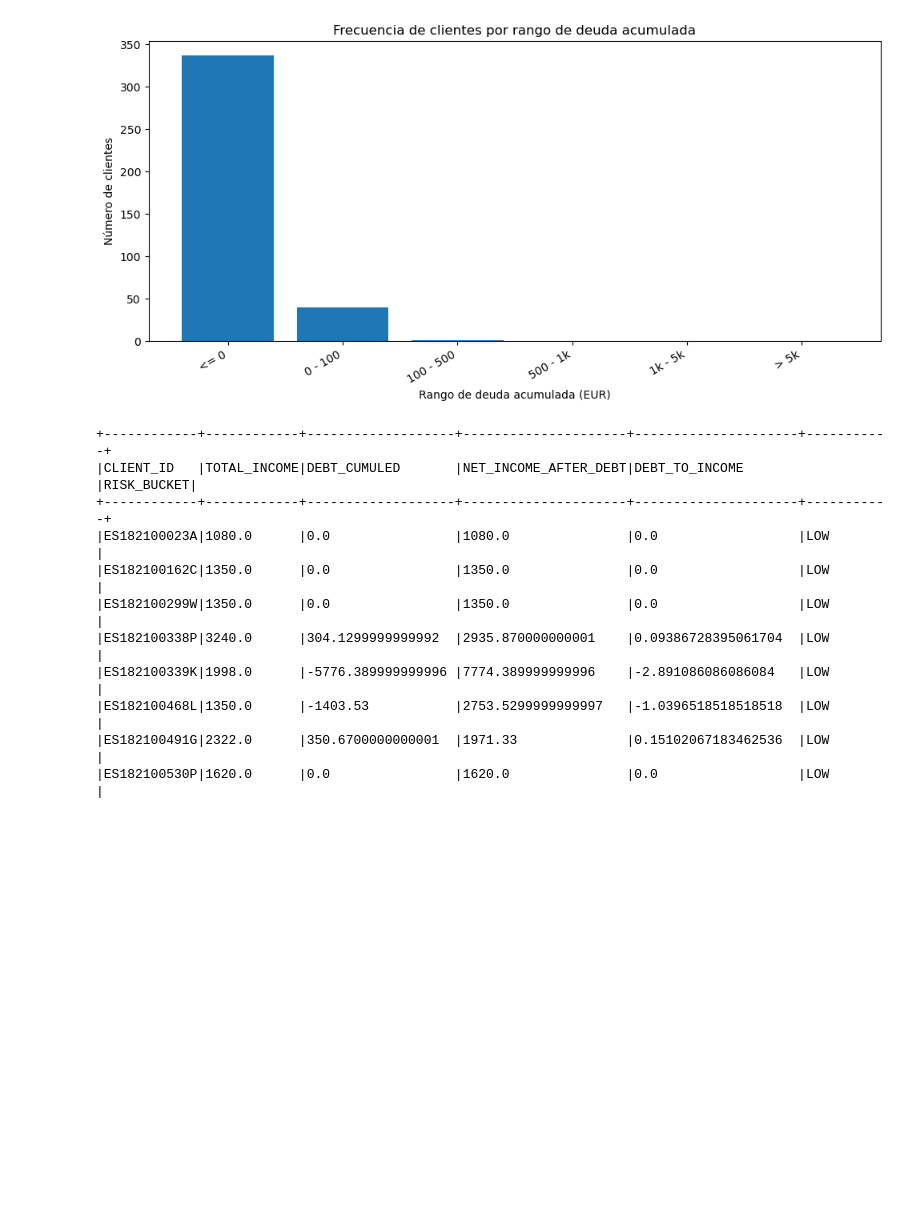
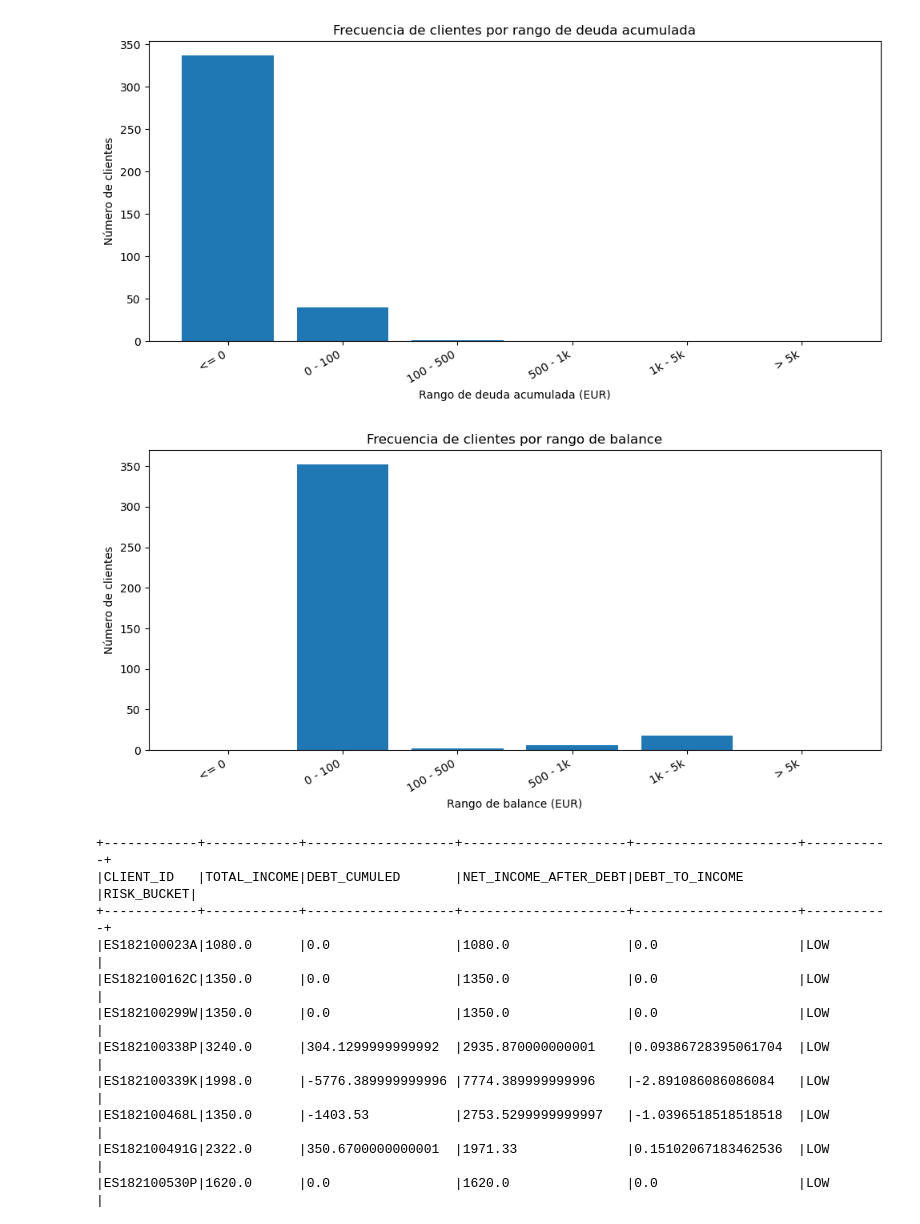
Before and after one commit to Jobo136/FinPlusAnalytics_JohnVonFumann, a Jupyter notebook: notebooks/metricas.ipynb, the cells around one changed output. Saved outputs shown, nothing was run; the diff lists cells and outputs as text; code cells hidden in the pictures; blank space fills up the shorter version.

Commit message:
Cambio en Métricas, todo bn equipo

```diff
--- a/notebooks/metricas.ipynb
+++ b/notebooks/metricas.ipynb
@@ -1190,6 +1177,66 @@ plt.tight_layout()
 plt.show()
 # %% [output]
 [figure]
+# %%
+# 1) Ventanas
+w = Window.partitionBy("CLIENT_ID").orderBy(F.to_date("DATE", "dd/MM/yyyy")) \
+          .rowsBetween(Window.unboundedPreceding, Window.currentRow)
+
+w1 = Window.partitionBy("CLIENT_ID").orderBy(F.to_date("DATE", "dd/MM/yyyy").desc())
+
+# 2) Calcular DEBT y DEBT_CUMULED
+df_con_deuda = only_behavioural_df \
+    .withColumn("DATE", F.to_date("DATE", "dd/MM/yyyy")) \
+    .withColumn("DEBT", F.col("CREDIT_CARD_DRAWINGS") - F.col("CREDIT_CARD_PAYMENT")) \
+    .withColumn("DEBT_CUMULED", F.sum("DEBT").over(w))
+
+# 3) Quedarnos con el registro más reciente por cliente (deuda acumulada "actual")
+df_ultimos_por_cliente = df_con_deuda \
+    .withColumn("row_num", F.row_number().over(w1)) \
+    .filter(F.col("row_num") == 1) \
+    .drop("row_num")
+
+# 4) Elegir bins (rangos). Ajusta estos límites según la dispersión de tus datos.
+#    Ejemplo: cubrir desde deudas negativas (saldo a favor) hasta grandes deudas
+bins = [-1e12, 0.0, 100.0, 500.0, 1000.0, 5000.0, 1e12]  # cambia si quieres otros cortes
+labels = [
+    "<= 0",
+    "0 - 100",
+    "100 - 500",
+    "500 - 1k",
+    "1k - 5k",
+    "> 5k"
+]
+
+# 5) Usar Bucketizer para asignar cada cliente a un bin
+from pyspark.ml.feature import Bucketizer
+bucketizer = Bucketizer(splits=bins, inputCol="CREDICT_CARD_BALANCE", outputCol="debt_bin_index")
+df_binned = bucketizer.transform(df_ultimos_por_cliente)
+
+# 6) Contar clientes por bin
+df_bins_count = df_binned.groupBy("debt_bin_index").count().orderBy("debt_bin_index")
+
+# 7) Convertir a pandas y mapear etiquetas
+pdf_bins = df_bins_count.toPandas()
+# Aseguramos que aparecen todos los índices (si algún bin quedó vacío puede no aparecer)
+import numpy as np
+all_idx = np.arange(len(labels))
+pdf_full = pd.DataFrame({"debt_bin_index": all_idx})
+pdf_bins = pdf_full.merge(pdf_bins, on="debt_bin_index", how="left").fillna(0)
+pdf_bins["label"] = [labels[int(i)] for i in pdf_bins["debt_bin_index"]]
+pdf_bins["count"] = pdf_bins["count"].astype(int)
+
+# 8) Gráfico: barras (eje X = rango deuda, eje Y = número de clientes)
+plt.figure(figsize=(10,5))
+plt.bar(pdf_bins["label"], pdf_bins["count"])   # no especificamos colores
+plt.xlabel("Rango de balance (EUR)")
+plt.ylabel("Número de clientes")
+plt.title("Frecuencia de clientes por rango de balance")
+plt.xticks(rotation=30, ha="right")
+plt.tight_layout()
+plt.show()
+# %% [output]
+[figure, added]
 # %%
 # --- 1) Ventanas
 w_acc = Window.partitionBy("CLIENT_ID") \
```
Also changed, not shown: parts of 14 cells of this notebook.
